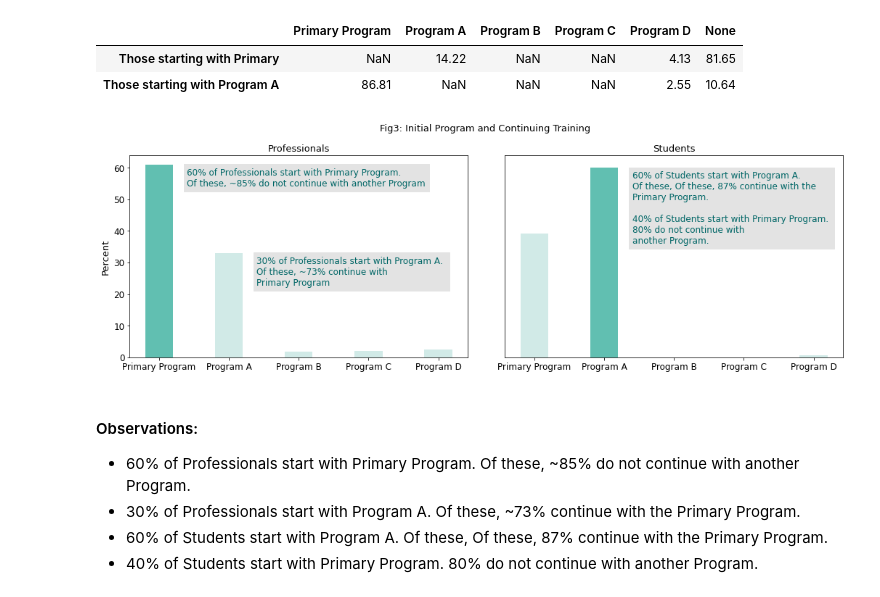
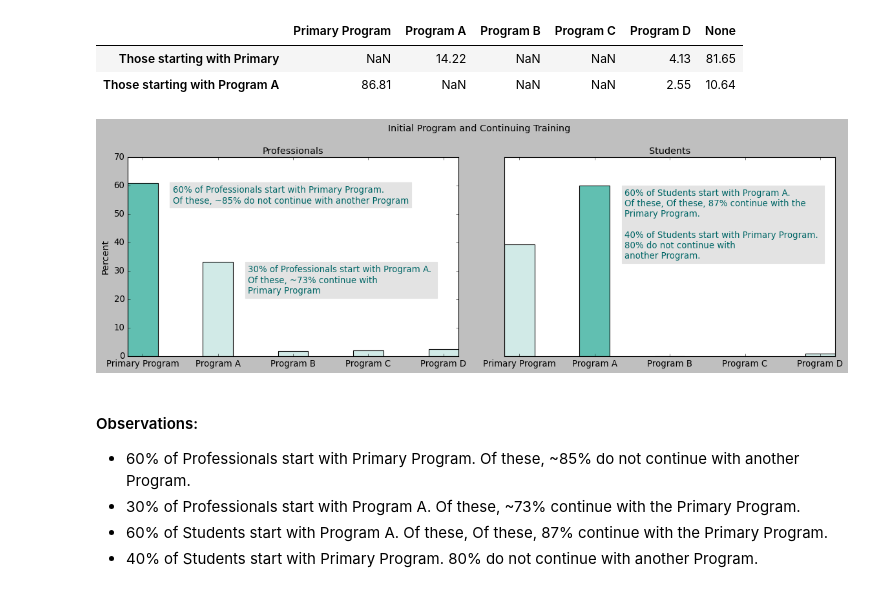
Before and after one commit to prarid/VisualizationProjects, a Jupyter notebook: eLearningAnalysis.ipynb, the cells around one changed output. Cells and saved outputs as stored; diff of their text form; code cells hidden in the pictures.

```diff
--- a/eLearningAnalysis.ipynb
+++ b/eLearningAnalysis.ipynb
@@ -33,7 +32,7 @@ pd.set_option("display.max_columns",None)
 pd.set_option("display.max_rows",None)
 
 import matplotlib.pyplot as plt
-# plt.style.use("classic")
+plt.style.use("classic")
 import seaborn as sns
 # %%
 df_all = pd.read_excel("MasterDataClean.xlsx")
@@ -303,36 +302,36 @@ plt.text(x =  0.4, y = 60, s = """60% of Professionals start with Primary Progra
 Of these, ~85% do not continue with another Program""",
 va = "top", backgroundcolor = "#E3E3E3", color = "#006666", fontsize = 12);
 
 plt.text(x =  1.4, y = 32, s = """30% of Professionals start with Program A.
 Of these, ~73% continue with
 Primary Program""",
 va = "top", backgroundcolor = "#E3E3E3", color = "#006666", fontsize = 12);
 
 
 # test_pd.sort_values("Student", ascending = False, inplace = True)
 plt.subplot(1,2,2, sharey = plt.subplot(1,2,1));
 plt.gca().yaxis.set_visible(False)
 clrs2 = ['#d1eae7' if x < float(40) else '#61bfb1' for x in test_pd["Student"]];
 plt.bar(x = test_pd.index, height = test_pd.Student, width =0.4, color = clrs2);
 plt.xticks(fontsize = 12);
 plt.yticks(fontsize = 12);
 plt.title("Students", fontsize = 13);
 
 ##Text is based on stuf_next_course
 plt.text( x=  1.4, y = 59, s = """60% of Students start with Program A.
 Of these, Of these, 87% continue with the
 Primary Program.
 
 40% of Students start with Primary Program.
 80% do not continue with
 another Program.""",
 va = "top", backgroundcolor = "#E3E3E3", color = "#006666", fontsize = 12);
 
-plt.suptitle("Fig3: Initial Program and Continuing Training", fontsize = 13);
+plt.suptitle("Initial Program and Continuing Training", fontsize = 13);
 plt.tight_layout();
-plt.savefig("InitialNext.png")
+plt.savefig("Initial_Next.png")
 # %% [output]
-[figure, old version]
+[figure, new version]
 # %% [markdown]
 #### Observations:
 * 60% of Professionals start with Primary Program. Of these, ~85% do not continue with another Program.
```
Also changed, not shown: parts of 4 cells of this notebook.
